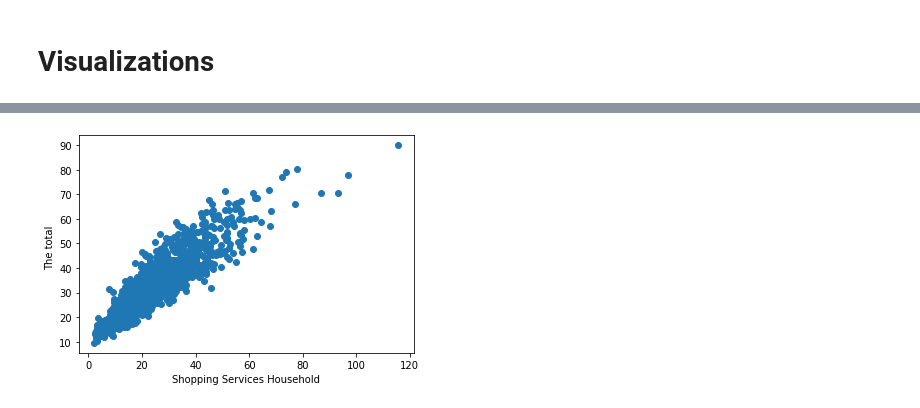
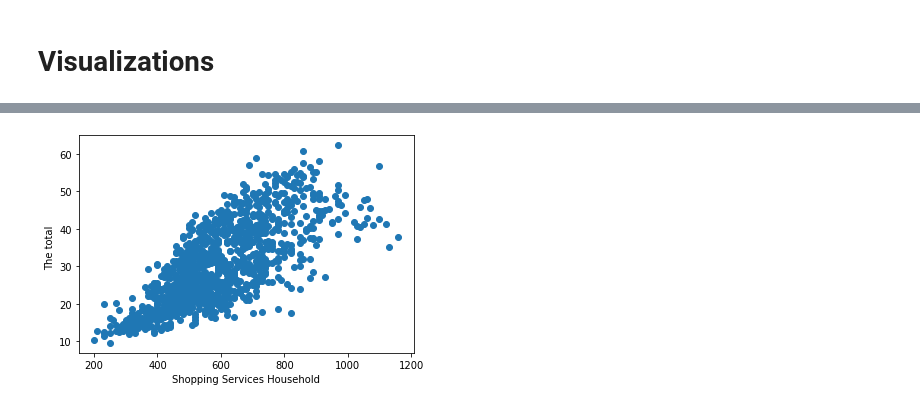
Before and after one commit to vincent-lao/carbon-footprint, a Jupyter notebook: code/eda/coolclimate-api-CAzips-singlehouseholds-withzc-Jun-eda.ipynb, the cells around one changed output, grey strips where cells are left out. Drawn from its saved outputs; the diff is of its cells as text; code cells hidden in the pictures.

```diff
--- a/code/eda/coolclimate-api-CAzips-singlehouseholds-withzc-Jun-eda.ipynb
+++ b/code/eda/coolclimate-api-CAzips-singlehouseholds-withzc-Jun-eda.ipynb
@@ -74,2 +71,0 @@ First, I dropped the columns: "Unnamed: 0", "failed", and "error_code". Those co
-# %%
-coolClimate = coolClimate.drop(columns=['Unnamed: 0', 'failed', 'error_code'])
@@ -78,4 +71,0 @@ result_grand_total = coolClimate['result_grand_total']
-# %%
-coolClimate = coolClimate.drop(columns=[col for col in coolClimate.columns if re.findall('result_', col) or
-                         re.findall('input_takeaction', col)])
-coolClimate['result_grand_total'] = result_grand_total
@@ -91,0 +91,24 @@ coolClimate.head()
+# %%
+X = coolClimate[['input_income', 'input_footprint_transportation_num_vehicles',
+                 'input_footprint_transportation_mpg1',
+                 'input_footprint_transportation_miles1',
+                 'input_footprint_transportation_fuel1',
+                 'input_footprint_transportation_airshort',
+                 'input_footprint_transportation_airmedium',
+                 'input_footprint_transportation_airlong',
+                 'input_footprint_housing_cdd', 'input_footprint_housing_hdd',
+                 'input_footprint_housing_electricity_dollars',
+                 'input_footprint_housing_squarefeet', 'input_footprint_housing_watersewage',
+                 'input_footprint_shopping_food_meatfisheggs_default',
+                 'input_footprint_shopping_goods_clothing',
+                 'input_footprint_shopping_goods_other_personalcare', 'input_footprint_shopping_services_education',
+                 'input_footprint_shopping_services_total']]
+
+y = coolClimate['result_grand_total']
+labels = X[X.isna().any(axis=1)].index.values
+newX = X.dropna(axis = 0, how = 'any')
+newy = y.drop(labels, axis = 0)
+
+data = newX
+data['result_grand_total'] = newy
+data
@@ -117,10 +180,10 @@ Index(['input_location_mode', 'input_size', 'input_income', 'input_population',
 # %%
-X = coolClimate['input_footprint_shopping_services_household']
-y = coolClimate['result_grand_total']
+X = data['input_footprint_housing_electricity_dollars']
+y = data['result_grand_total']
 plt.scatter(X,y)
 plt.xlabel("Shopping Services Household")
 plt.ylabel("The total  ")
 plt.title('')
 plt.show()
 # %% [output]
-[figure, old version]
+[figure, new version]
```
Also changed, not shown: parts of 23 cells of this notebook, 1 other file.
